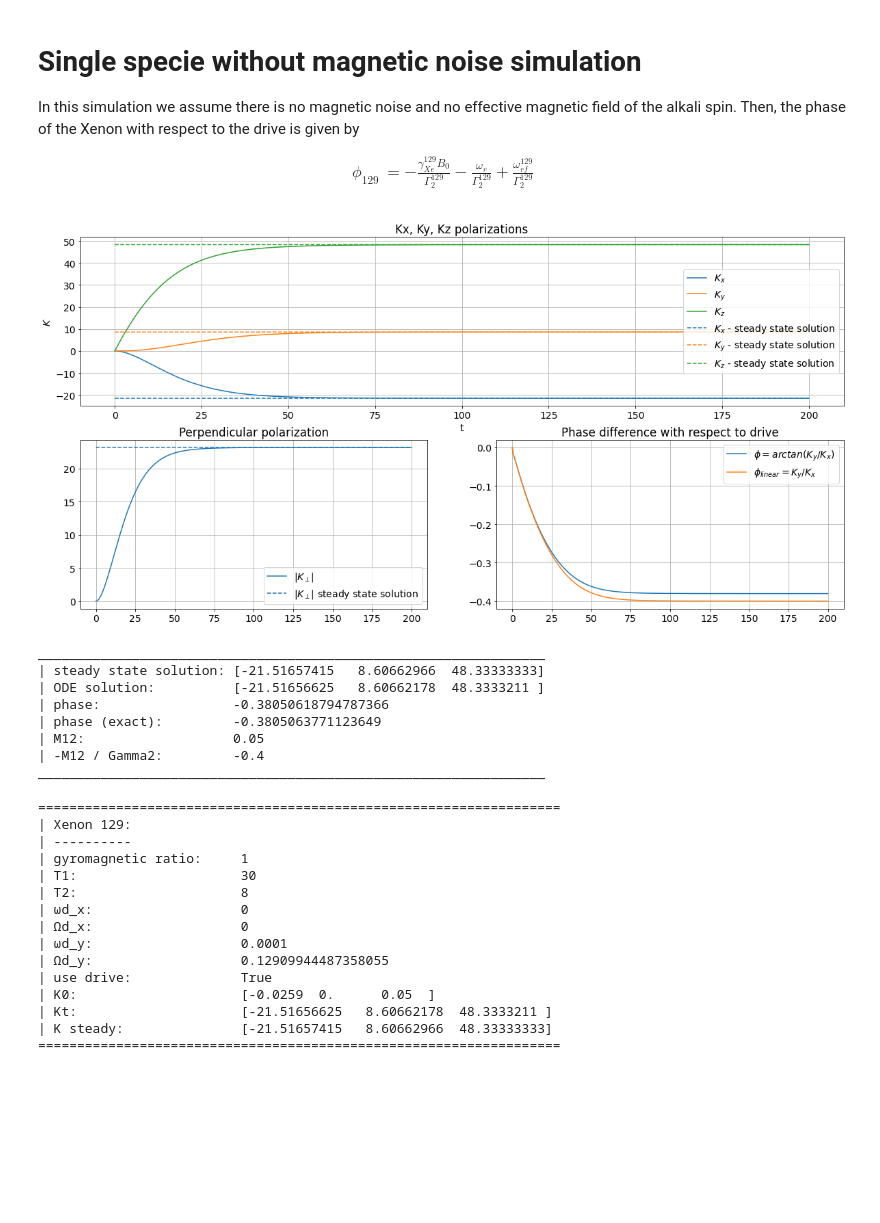
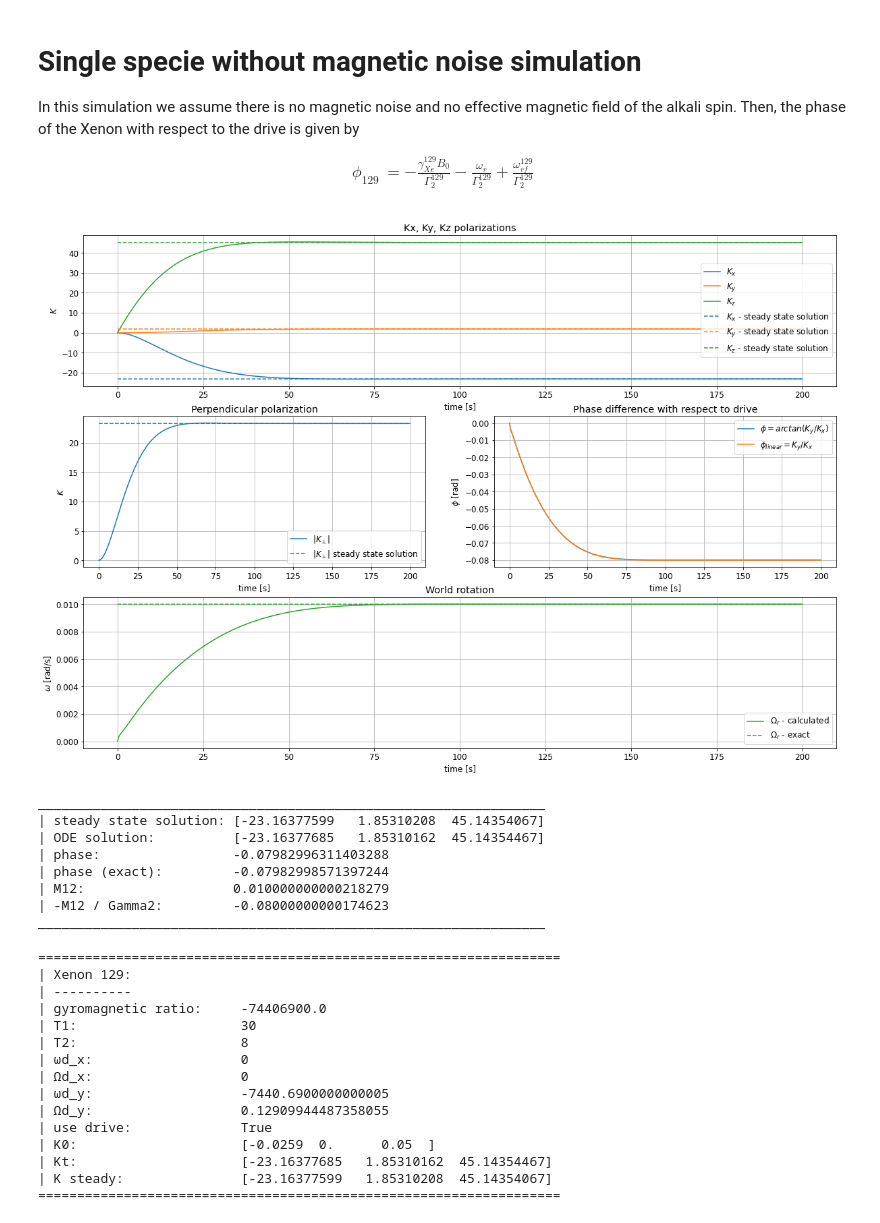
Before and after one commit to RoyElkabetz/NMR-gyroscope, a Jupyter notebook: NMRG_experiment.ipynb, the cells around one changed output. Cells and saved outputs as stored; diff of their text form; code cells hidden in the pictures; blank space fills up the shorter version.

```diff
--- a/NMRG_experiment.ipynb
+++ b/NMRG_experiment.ipynb
@@ -207,14 +207,14 @@ class Xenon:
     print(f'| K steady:               {self.Ksteady}')
     print('===================================================================')
 # %%
-g129 = 1
-t1 = 30    # s
-t2 = 8     # s
-B0 = 1 * G2T
-wr = 0.05
-Ad = 2 * np.sqrt((1 / t1) * (1 / t2))
-wd = g129 * 1 * G2T
-Rse = np.array([0, 0, 0.1]) * t1
+
+t1 = 30       # s
+t2 = 8        # s
+B0 = 1 * G2T  # Tesla
+wr = 0.01     # rad / s
+Ad = 2 * np.sqrt((1 / t1) * (1 / t2))  # 1 / s
+wd = g129 * 1 * G2T                    # rad / s
+Rse = np.array([0, 0, 0.1]) * t1       # |K| / s
 
 
 Xe129 = Xenon(gamma=g129, t1=t1, t2=t2, name='129')
@@ -231,45 +231,59 @@ ts = np.linspace(0, 200, 3000)
 Kt = Xe129.solve_dynamics(ts)
 # %%
 # Plot the spin solution
-plt.rcParams.update({'font.size': 14})  # increase the font size
-fig = plt.figure(figsize=(20, 10))
+plt.rcParams.update({'font.size': 12})  # increase the font size
+fig = plt.figure(figsize=(20, 14))
 
-ax1 = plt.subplot(2, 2, (1, 2))
+ax1 = plt.subplot(3, 2, (1, 2))
 ax1.set_title('Kx, Ky, Kz polarizations' )
-ax1.set_xlabel("t")
+ax1.set_xlabel("time [s]")
 ax1.set_ylabel("$K$")
 ax1.plot(ts, Kt[:, 0], label='$K_x$', color='tab:blue')
 ax1.plot(ts, Kt[:, 1], label='$K_y$', color='tab:orange')
 ax1.plot(ts, Kt[:, 2], label='$K_z$', color='tab:green')
 ax1.plot(ts, Xe129.Ksteady[0] * np.ones_like(ts), '--', label='$K_x$ - steady state solution', color='tab:blue')
 ax1.plot(ts, Xe129.Ksteady[1] * np.ones_like(ts), '--', label='$K_y$ - steady state solution', color='tab:orange')
 ax1.plot(ts, Xe129.Ksteady[2] * np.ones_like(ts), '--',  label='$K_z$ - steady state solution', color='tab:green')
 ax1.legend()
 ax1.grid(True)
 
 
 K_perp = np.sqrt(Kt[:, 0] ** 2 + Kt[:, 1] ** 2)
 K_perp_steady = np.sqrt(Xe129.Ksteady[0] ** 2 + Xe129.Ksteady[1] ** 2) * np.ones_like(ts)
-ax2 = plt.subplot(2, 2, 3)
+ax2 = plt.subplot(3, 2, 3)
 ax2.plot(ts, K_perp, label='$|K_{\perp}|$', color='tab:blue')
 ax2.plot(ts, K_perp_steady, '--', label='$|K_{\perp}|$ steady state solution', color='tab:blue')
+ax2.set_xlabel("time [s]")
+ax2.set_ylabel("$K$")
 ax2.grid(True)
 ax2.legend()
 ax2.set_title('Perpendicular polarization')
 
 phi = np.arctan(Kt[:, 1] / Kt[:, 0])
 phi_linear = Kt[:, 1] / Kt[:, 0]
-ax3 = plt.subplot(2, 2, 4)
+ax3 = plt.subplot(3, 2, 4)
 ax3.plot(ts, phi, label='$\phi = arctan(K_y/K_x)$')
 ax3.plot(ts, phi_linear, label='$\phi_{linear} = K_y/K_x$')
+ax3.set_xlabel("time [s]")
+ax3.set_ylabel("$\phi$ [rad]")
 ax3.grid(True)
 ax3.legend()
 ax3.set_title('Phase difference with respect to drive')
 
+world_rotation = -phi_linear * Xe129.gamma2 + Xe129.gamma * B0 - Xe129.wd_y
+ax4 = plt.subplot(3, 2, (5, 6))
+ax4.plot(ts, world_rotation, label='$\Omega_r$ - calculated', color='tab:green')
+ax4.plot(ts, wr * np.ones_like(ts), '--', label='$\Omega_r$ - exact', color='tab:green')
+ax4.set_xlabel("time [s]")
+ax4.set_ylabel("$\omega$ [rad/s]")
+ax4.grid(True)
+ax4.legend()
+ax4.set_title('World rotation')
+
 plt.tight_layout
 plt.show()
 # %% [output]
-[figure, old version]
+[figure, new version]
 # %%
 print('_________________________________________________________________')
 print('| steady state solution: {}'.format(Xe129.Ksteady))
@@ -281,12 +295,12 @@ print('| -M12 / Gamma2:         {}'.format(-Xe129.M[0, 1] / Xe129.gamma2))
 print('_________________________________________________________________')
 # %% [output]
 _________________________________________________________________
-| steady state solution: [-21.51657415   8.60662966  48.33333333]
-| ODE solution:          [-21.51656625   8.60662178  48.3333211 ]
-| phase:                 -0.38050618794787366
-| phase (exact):         -0.3805063771123649
-| M12:                   0.05
-| -M12 / Gamma2:         -0.4
+| steady state solution: [-23.16377599   1.85310208  45.14354067]
+| ODE solution:          [-23.16377685   1.85310162  45.14354467]
+| phase:                 -0.07982996311403288
+| phase (exact):         -0.07982998571397244
+| M12:                   0.010000000000218279
+| -M12 / Gamma2:         -0.08000000000174623
 _________________________________________________________________
 # %%
 Xe129.display_params()
@@ -294,15 +308,15 @@ Xe129.display_params()
 ===================================================================
 | Xenon 129:
 | ----------
-| gyromagnetic ratio:     1
+| gyromagnetic ratio:     -74406900.0
 | T1:                     30
 | T2:                     8
 | ωd_x:                   0
 | Ωd_x:                   0
-| ωd_y:                   0.0001
+| ωd_y:                   -7440.6900000000005
 | Ωd_y:                   0.12909944487358055
 | use drive:              True
 | K0:                     [-0.0259  0.      0.05  ]
-| Kt:                     [-21.51656625   8.60662178  48.3333211 ]
-| K steady:               [-21.51657415   8.60662966  48.33333333]
+| Kt:                     [-23.16377685   1.85310162  45.14354467]
+| K steady:               [-23.16377599   1.85310208  45.14354067]
 ===================================================================
```
